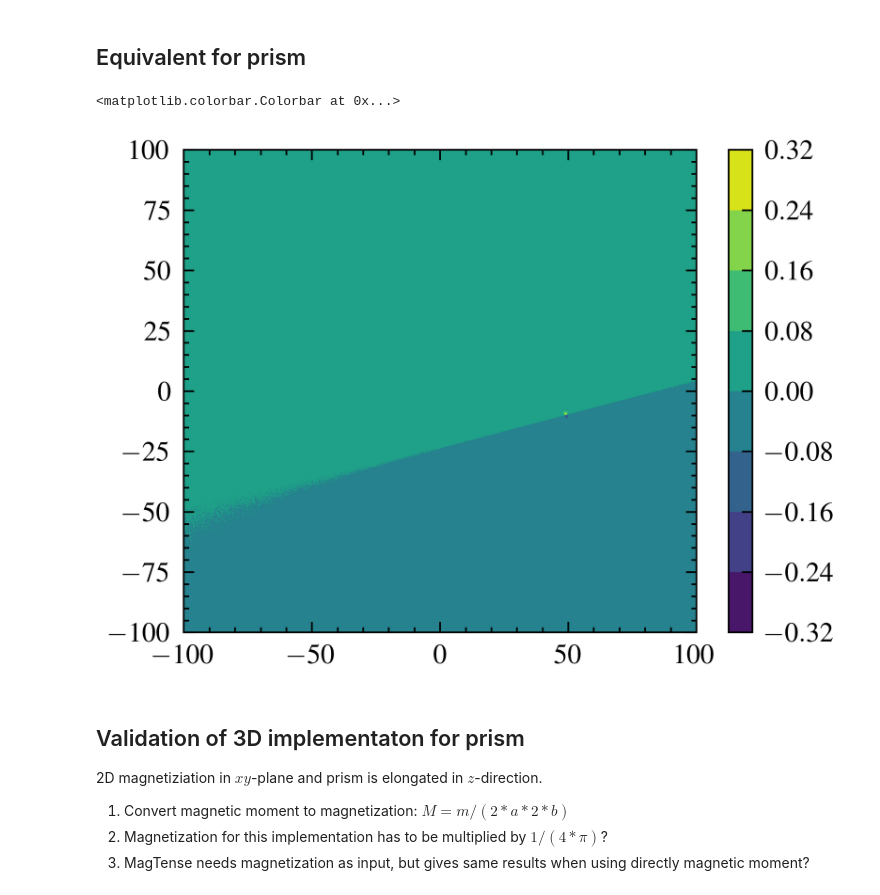
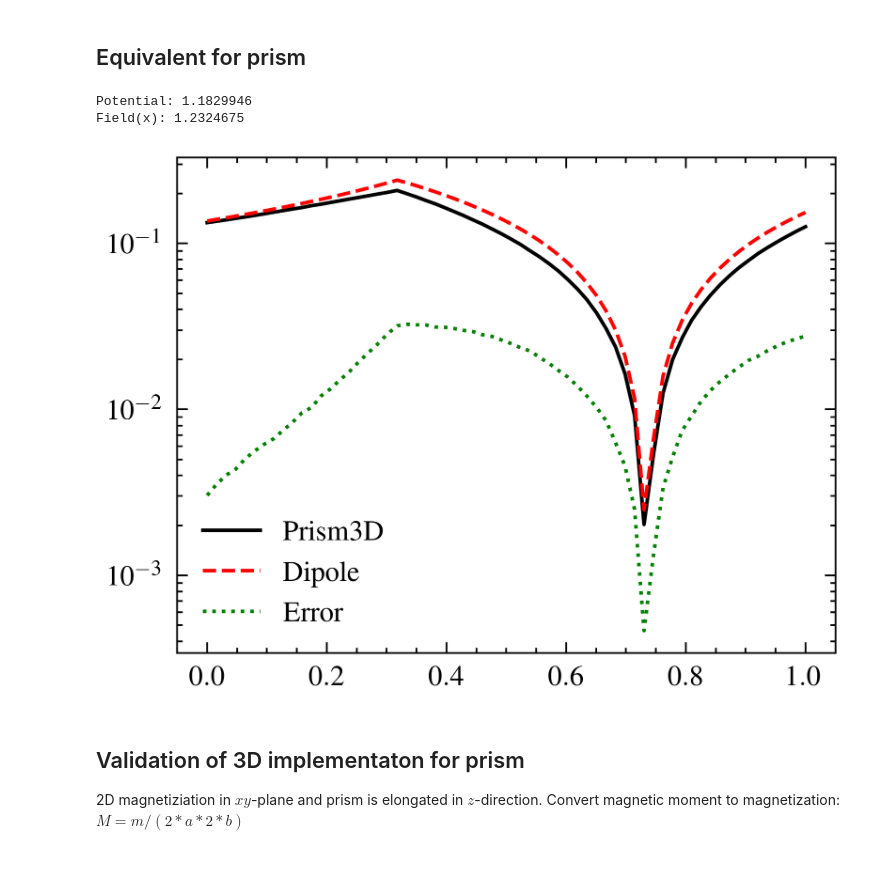
Before and after one commit to cmt-dtu-energy/hypermagnetics, a Jupyter notebook: nbs/fmm.ipynb, the cells around one changed output. Drawn from its saved outputs; the diff is of its cells as text; code cells hidden in the pictures; blank space fills up the shorter version.

```diff
--- a/nbs/fmm.ipynb
+++ b/nbs/fmm.ipynb
@@ -93,49 +79,53 @@ In our simulation, we assume to have a ball of uniform magnetization. To achieve
 # %% [markdown]
 ## Equivalent for prism
 # %%
-prism_config = {
+cfg_pr = {
     "n_samples": 1,
-    "lim": 100,
-    "res": 1000,
+    "lim": 1,
+    "res": 64,
     "shape": "prism",
+    "line": True,
+    "eps": 0,
+    "quadtree": False,
 }
-train_pr = configure(**prism_config, n_sources=1, seed=11)
+train_pr = configure(**cfg_pr, n_sources=1, seed=10)
 
-x_grid_pr = np.array(train_pr['grid'][:, 0].reshape((prism_config["res"], prism_config["res"])))
-y_grid_pr = np.array(train_pr['grid'][:, 1].reshape((prism_config["res"], prism_config["res"])))
-target_msp = train_pr["potential_grid"][0 : 1].reshape((len(train_pr["sources"][0 : 1]), prism_config["res"], prism_config["res"]))
-plt.contourf(x_grid_pr, y_grid_pr, np.clip(target_msp[0], -6, 6))
-plt.colorbar()
-# plots(train_pr, None, shapes=True)
+if not cfg_pr["line"]:
+    x_grid_pr = np.array(train_pr['grid'][:, 0].reshape((cfg_pr["res"], cfg_pr["res"])))
+    y_grid_pr = np.array(train_pr['grid'][:, 1].reshape((cfg_pr["res"], cfg_pr["res"])))
+    target_msp = train_pr["potential_grid"][0 : 1].reshape((len(train_pr["sources"][0 : 1]), cfg_pr["res"], cfg_pr["res"]))
+    target_field = train_pr["field_grid"][0, ..., 0].reshape((cfg_pr["res"], cfg_pr["res"]))
+    # plt.contourf(x_grid_pr, y_grid_pr, target_msp[0])
+    plt.contourf(x_grid_pr, y_grid_pr, target_field)
+    plt.colorbar()
+    plots(train_pr, None, shapes=True)
-# %% [output]
-<matplotlib.colorbar.Colorbar at 0x...>
-[figure, removed]
 # %%
 sim_pr = train_pr.copy()
-sim_pr['potential_grid'] = potential2D(sim_pr['sources'], sim_pr['grid'], "prism")
+sim_pr['potential_grid'], sim_pr['field_grid'] = potential2D(sim_pr['sources'], sim_pr['grid'], "prism")
 
-## Only necessary for line plots
-# # plt.plot(train_3d['grid'][:, 0], np.abs(train_3d["potential_grid"][0]))
-# # plt.plot(sim_pr['grid'][:, 0], np.abs(sim_pr["potential_grid"][0]), color='red', linestyle='--')
-# # plt.plot(sim_pr['grid'][:, 0], np.abs(sim_pr["potential_grid"][0] - train_3d["potential_grid"][0]), color='green', linestyle=':')
+# Only necessary for line plots
+plt.plot(train_pr['grid'][:, 0], np.abs(train_pr["potential_grid"][0]))
+plt.plot(sim_pr['grid'][:, 0], np.abs(sim_pr["potential_grid"][0]), color='red', linestyle='--')
+plt.plot(sim_pr['grid'][:, 0], np.abs(sim_pr["potential_grid"][0] - train_pr["potential_grid"][0]), color='green', linestyle=':')
 
-# sim_pr['field_grid_num'] = np.gradient(sim_pr['potential_grid'], prism_config["lim"]/prism_config["res"], axis=1)
+sim_pr['field_grid_num'] = np.gradient(sim_pr['potential_grid'], cfg_pr["lim"]/cfg_pr["res"], axis=1)
 # plt.plot(train_pr['grid'][:, 0], np.abs(train_pr["field_grid"][0,...,0]))
 # plt.plot(sim_pr['grid'][:, 0], np.abs(sim_pr["field_grid_num"][0]), color='red', linestyle='--')
 # plt.plot(sim_pr['grid'][:, 0], np.abs(sim_pr["field_grid_num"][0] / train_pr["field_grid"][0,...,0]), color='green', linestyle=':')
 
 
-# plt.yscale("log")
-# # plt.xlim(5,15)
-# plt.legend(["Prism3D", "Dipole", "Error"])
+plt.yscale("log")
+# plt.xlim(5,15)
+plt.legend(["Prism3D", "Dipole", "Error"])
 
-# print("Potential:", np.nanmean(np.abs(sim_pr["potential_grid"][0] / train_pr["potential_grid"][0])))
-# print("Field(x):", np.nanmean(np.abs(sim_pr["field_grid_num"][0] / train_pr["field_grid"][0,...,0])))
+print("Potential:", np.nanmean(np.abs(sim_pr["potential_grid"][0] / train_pr["potential_grid"][0])))
+print("Field(x):", np.nanmean(np.abs(sim_pr["field_grid_num"][0] / train_pr["field_grid"][0,...,0])))
+# %% [output]
+Potential: 1.1829946
+Field(x): 1.2324675
+[figure, added]
 # %% [markdown]
 ## Validation of 3D implementaton for prism
 2D magnetiziation in $xy$-plane and prism is elongated in $z$-direction.
-
-1) Convert magnetic moment to magnetization: $M = m / (2 * a * 2 * b)$
-2) Magnetization for this implementation has to be multiplied by $1/(4 * \pi)$?
-3) MagTense needs magnetization as input, but gives same results when using directly magnetic moment?
+Convert magnetic moment to magnetization: $M = m / (2 * a * 2 * b)$
 # %%
```
Also changed, not shown: parts of 3 cells of this notebook, 4 other files.
